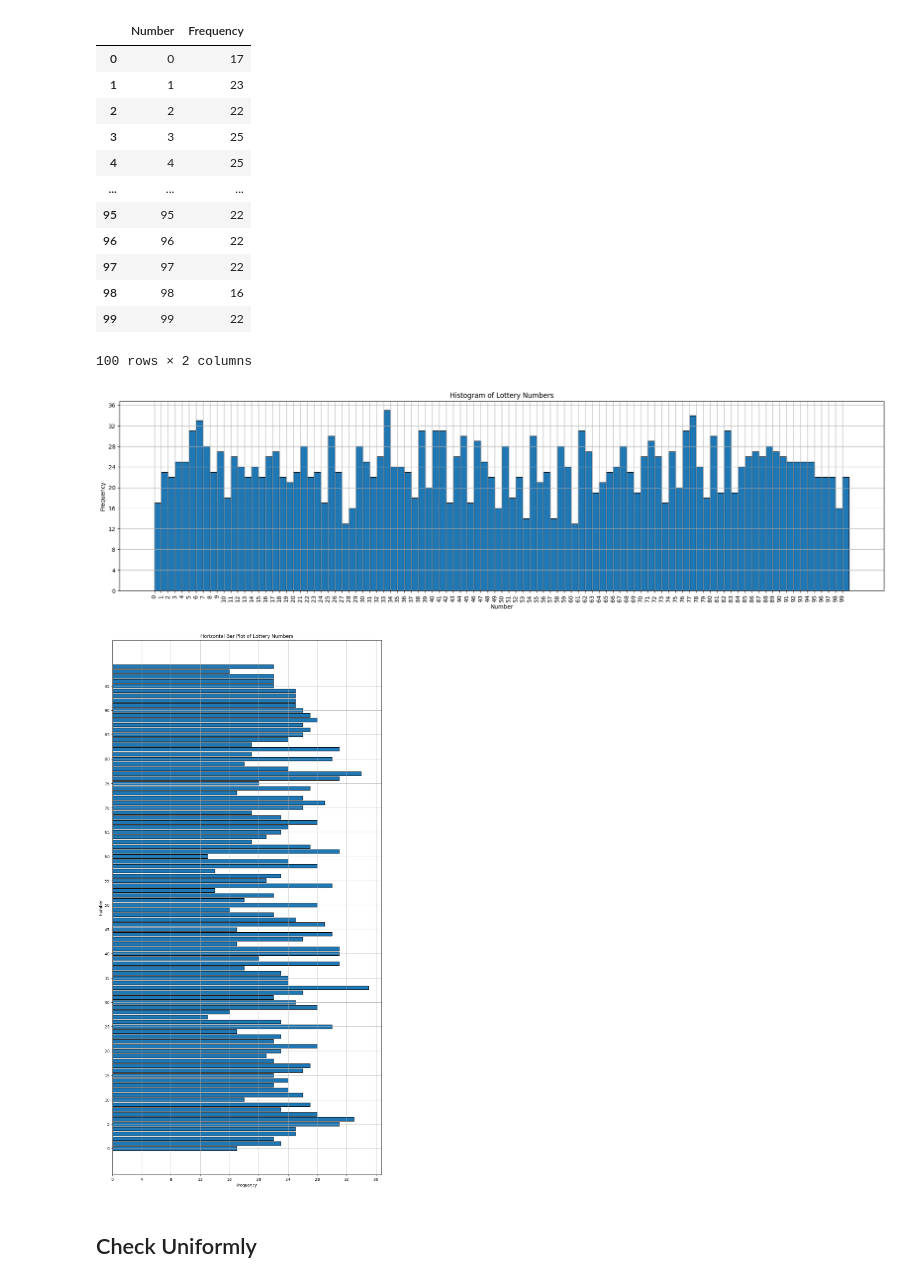
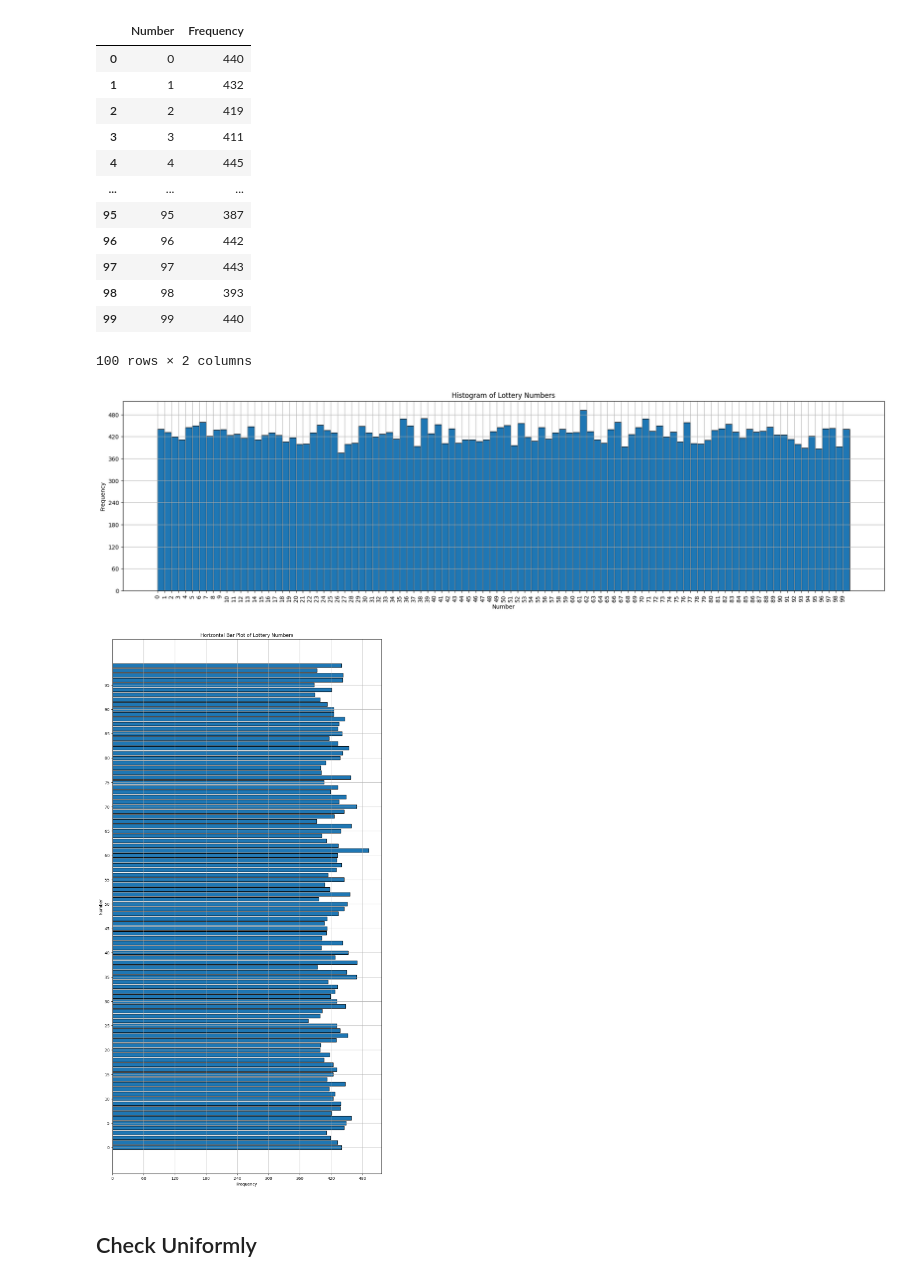
Before and after one commit to KolawatInpan/Lottery, a Jupyter notebook: lotto.ipynb, the cells around one changed output. Drawn from its saved outputs; the diff is of its cells as text; code cells hidden in the pictures.

```diff
--- a/lotto.ipynb
+++ b/lotto.ipynb
@@ -2,10 +2,10 @@
 import pandas as pd
 
 # Read the Excel file
-df = pd.read_excel("lottery_numbers.xlsx")
+df = pd.read_excel("lottery_data.xlsx")
 
-# Extract the last 2 digits from each number in the range
-lottery_list = df.stack().map(lambda x: str(x)[-2:]).values.flatten().tolist()
+# Extract the last 2 digits from each number in the "Number" column
+lottery_list = df['number'].map(lambda x: str(x)[-2:]).tolist()
 
 print(lottery_list)
 # %% [output]
@@ -13,12 +13,17 @@ print(lottery_list)
 # %%
 from collections import Counter
-lottery_numbers = list(map(int, lottery_list))
+
+# Filter out non-numeric values from the lottery_list
+filtered_lottery_list = [x for x in lottery_list if x.isdigit()]
+
+# Convert the filtered lottery_list to integers
+lottery_numbers = list(map(int, filtered_lottery_list))
+
 # Count the frequency of each number
 frequency_count = Counter(lottery_numbers)
 
 # Convert the frequency count to a DataFrame
-frequency_df = pd.DataFrame(list(frequency_count.items()), columns=[
-                            'Number', 'Frequency'])
+frequency_df = pd.DataFrame(list(frequency_count.items()), columns=['Number', 'Frequency'])
 
 # Sort the DataFrame by Number
 frequency_df = frequency_df.sort_values(by='Number').reset_index(drop=True)
@@ -26,55 +31,55 @@ frequency_df = frequency_df.sort_values(by='Number').reset_index(drop=True)
 frequency_df
 # %% [output]
 |  | Number | Frequency |
-| 0 | 0 | 17 |
-| 1 | 1 | 23 |
-| 2 | 2 | 22 |
-| 3 | 3 | 25 |
-| 4 | 4 | 25 |
+| 0 | 0 | 440 |
+| 1 | 1 | 432 |
+| 2 | 2 | 419 |
+| 3 | 3 | 411 |
+| 4 | 4 | 445 |
 | ... | ... | ... |
-| 95 | 95 | 22 |
-| 96 | 96 | 22 |
-| 97 | 97 | 22 |
-| 98 | 98 | 16 |
-| 99 | 99 | 22 |
+| 95 | 95 | 387 |
+| 96 | 96 | 442 |
+| 97 | 97 | 443 |
+| 98 | 98 | 393 |
+| 99 | 99 | 440 |
 100 rows × 2 columns
 # %%
 # First plot
 from matplotlib.ticker import MaxNLocator
 import matplotlib.pyplot as plt
 
-# Convert the lottery_list to integers
-lottery_numbers = list(map(int, lottery_list))
+# Convert the filtered lottery_list to integers
+lottery_numbers = list(map(int, filtered_lottery_list))
 
 # Plot the histogram with a larger figure size
 plt.figure(figsize=(24, 6))
 plt.hist(lottery_numbers, bins=range(101), edgecolor='black')
 plt.xlabel('Number')
 plt.ylabel('Frequency')
 plt.title('Histogram of Lottery Numbers')
 plt.xticks(range(0, 100, 5))  # Set x-ticks at intervals of 5
 plt.gca().yaxis.set_major_locator(MaxNLocator(integer=True))
 plt.grid(True)
 
 # Display the numbers on the x-axis with rotation to avoid overlap
 plt.xticks(range(0, 100, 1), rotation=90)
 
 plt.show()
 
 # Second plot (switch x-axis and y-axis)
 plt.figure(figsize=(12, 24))
 plt.barh(frequency_df['Number'], frequency_df['Frequency'], edgecolor='black')
 plt.ylabel('Number')
 plt.xlabel('Frequency')
 plt.title('Horizontal Bar Plot of Lottery Numbers')
 plt.yticks(range(0, 100, 5))  # Set y-ticks at intervals of 5
 plt.gca().xaxis.set_major_locator(MaxNLocator(integer=True))
 plt.grid(True)
 
 plt.show()
 # %% [output]
-[figure, old version]
+[figure, new version]
-[figure, old version]
+[figure, new version]
 # %% [markdown]
 ## Check Uniformly
 # %% [markdown]
```
Also changed, not shown: parts of 5 cells of this notebook, 5 other files.
